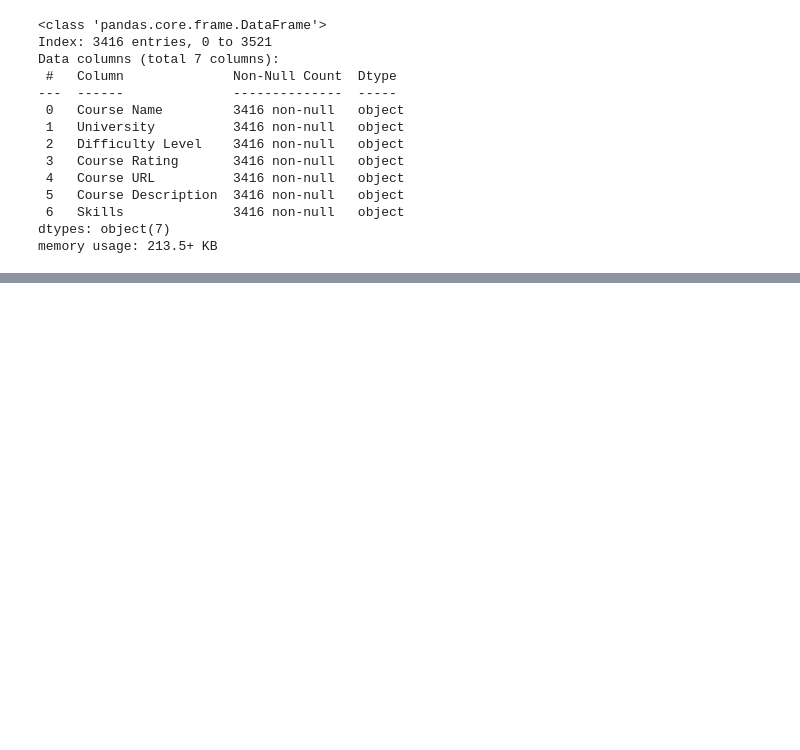
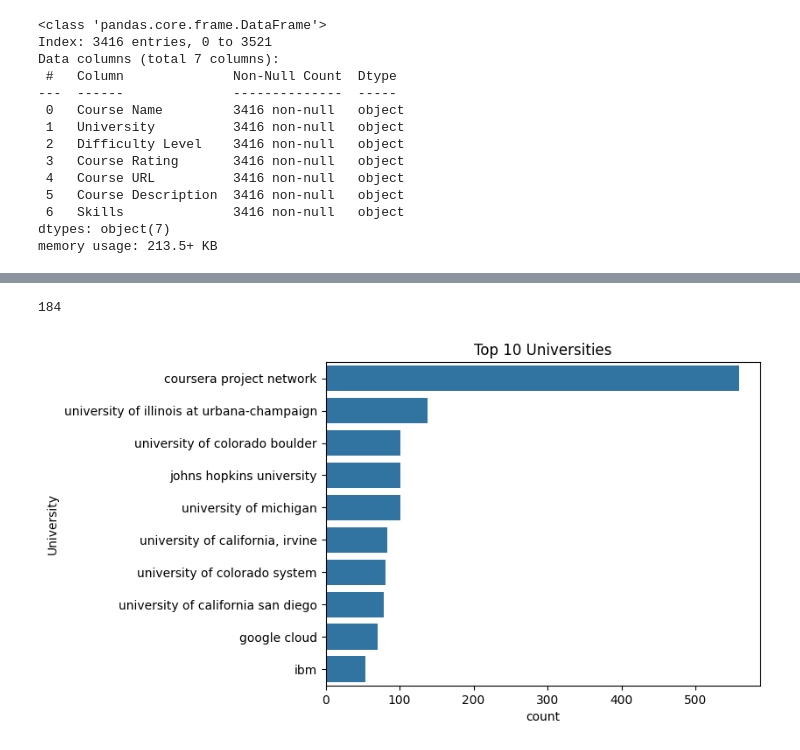
Before and after one commit to anesmeftah/course-recommendation-system, a Jupyter notebook: src/Data_cleaning.ipynb, the cells around one changed output, grey strips where cells are left out. Drawn from its saved outputs; the diff is of its cells as text; code cells hidden in the pictures; blank space fills up the shorter version.

```diff
--- a/src/Data_cleaning.ipynb
+++ b/src/Data_cleaning.ipynb
@@ -148,2 +150,12 @@ courses.head()
 # %%
 courses.to_csv("../Data/cleaned_courses.csv")
+# %%
+len(courses['University'].unique())
+# %% [output]
+184
+# %%
+sns.countplot(y='University', data=courses, order=courses['University'].value_counts().index[:10])
+plt.title('Top 10 Universities')
+plt.show()
+# %% [output]
+[figure, added]
```
Also changed, not shown: parts of 4 cells of this notebook, 1 other file.
